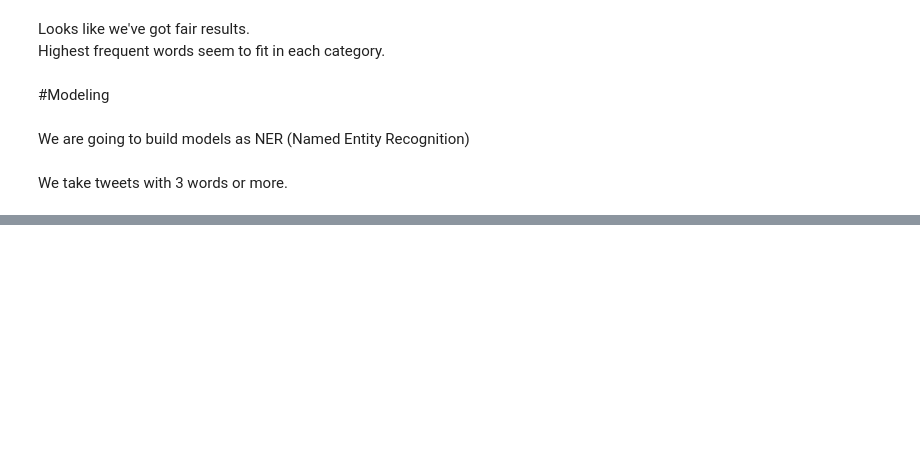
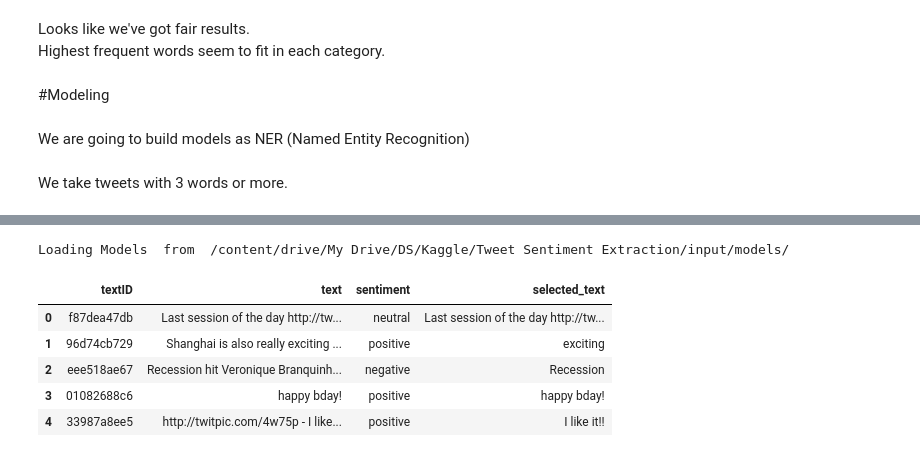
Before and after one commit to NanoPyro/prec_class, a Jupyter notebook: Midterm_Project.ipynb, the cells around one changed output, grey strips where cells are left out. Cells and saved outputs as stored; diff of their text form; code cells hidden in the pictures; blank space fills up the shorter version.

```diff
--- a/Midterm_Project.ipynb
+++ b/Midterm_Project.ipynb
@@ -627,0 +680,31 @@ def store_model(path, nlp, model):
+# %%
+selected_texts = []
+MODELS_BASE_PATH = '/content/drive/My Drive/DS/Kaggle/Tweet Sentiment Extraction/input/models/'
+
+if MODELS_BASE_PATH is not None:
+    print("Loading Models  from ", MODELS_BASE_PATH)
+    model_pos = spacy.load(MODELS_BASE_PATH + 'model_pos')
+    model_neg = spacy.load(MODELS_BASE_PATH + 'model_neg')
+
+    for row in test_df.itertuples():
+        text = row.text
+        output_str = ""
+        if row.sentiment == 'neutral' or len(text.split()) <= 2:
+            selected_texts.append(text)
+        elif row.sentiment == 'positive':
+            selected_texts.append(predict_entities(text, model_pos))
+        else:
+            selected_texts.append(predict_entities(text, model_neg))
+
+test_df['selected_text'] = selected_texts
+# %% [output]
+Loading Models  from  /content/drive/My Drive/DS/Kaggle/Tweet Sentiment Extraction/input/models/
+# %%
+test_df.head()
+# %% [output]
+|  | textID | text | sentiment | selected_text |
+| 0 | f87dea47db | Last session of the day http://tw... | neutral | Last session of the day http://tw... |
+| 1 | 96d74cb729 | Shanghai is also really exciting ... | positive | exciting |
+| 2 | eee518ae67 | Recession hit Veronique Branquinh... | negative | Recession |
+| 3 | 01082688c6 | happy bday! | positive | happy bday! |
+| 4 | 33987a8ee5 | http://twitpic.com/4w75p - I like... | positive | I like it!! |
```
Also changed, not shown: parts of 15 cells of this notebook.
